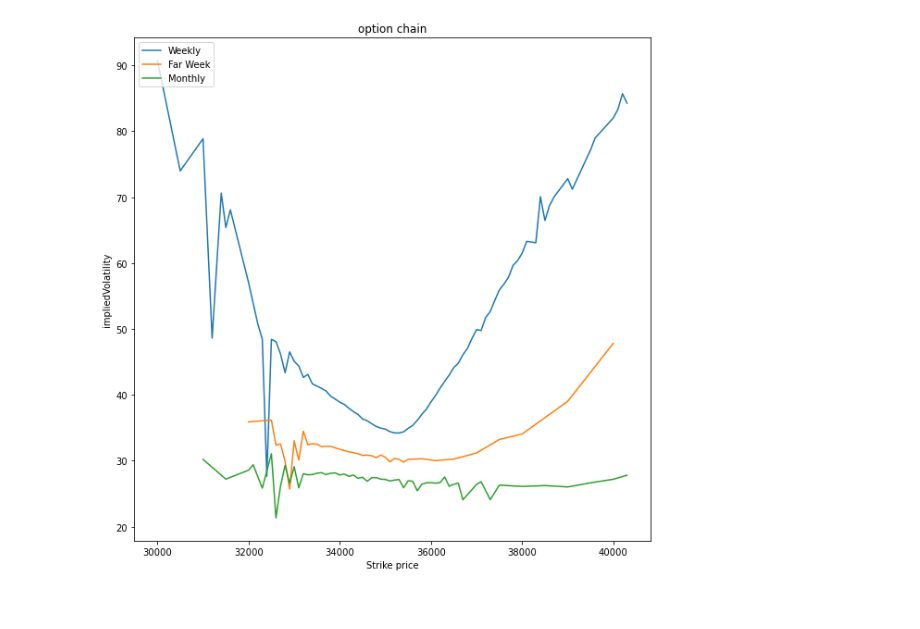
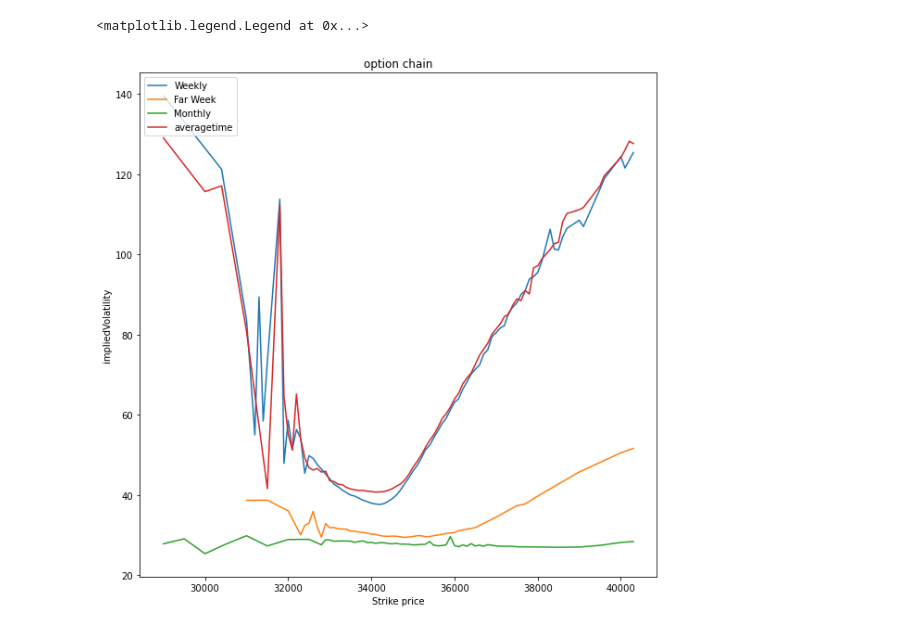
Before and after one commit to SanjotRaibagkar/mokshtech, a Jupyter notebook: stock_predictor/optionvaluecalculation/OptionChain/plotoptionchainData.ipynb, the cells around one changed output. Saved outputs shown, nothing was run; the diff lists cells and outputs as text; code cells hidden in the pictures.

```diff
--- a/stock_predictor/optionvaluecalculation/OptionChain/plotoptionchainData.ipynb
+++ b/stock_predictor/optionvaluecalculation/OptionChain/plotoptionchainData.ipynb
@@ -25,27 +25,30 @@ def readJson(filename):
     #print(data)
     return data
 # %%
-df_list = readJson("oi_data_records_300321.json")
+df_list = readJson("oi_data_records_310321.json")
 df = pd.DataFrame()
 for item in df_list:
     df = pd.concat([df,pd.DataFrame(item)])
-#df.head()
+print(df)
 df1 = df[df['expiryDate'] == '01-Apr-2021']
 df2 = df[df['expiryDate'] == '08-Apr-2021']
 df3 = df[df['expiryDate'] == '29-Apr-2021']
 df1 = df1[(df1['lastPrice']  !=0) & (df1['type']=="CE")  & (df1['impliedVolatility']  !=0) & (df1['Time']== df1['Time'].max())]
 df2 = df2[(df2['lastPrice']  !=0) & (df2['type']=="CE")  & (df2['impliedVolatility']  !=0) & (df2['Time']== df2['Time'].max())]
 df3 = df3[(df3['lastPrice']  !=0) & (df3['type']=="CE")& (df3['impliedVolatility']  !=0)& (df3['Time']== df3['Time'].max())]
+df5 = df[df['expiryDate'] == '01-Apr-2021']
+df5 = df5[(df5['lastPrice']  !=0) & (df5['type']=="CE")  & (df5['impliedVolatility']  !=0) & (df5['Time']== "14:42")]
 #print(df1[['strikePrice','lastPrice','type','impliedVolatility','Time']])
 #print(df2)
-X_Y_Spline = make_interp_spline(df1['strikePrice'], df1['impliedVolatility'])
-X_ = np.linspace(df1['strikePrice'].min(), df1['strikePrice'].max(), 50)
-Y_ = X_Y_Spline(X_)
+#X_Y_Spline = make_interp_spline(df1['strikePrice'], df1['impliedVolatility'])
+#X_ = np.linspace(df1['strikePrice'].min(), df1['strikePrice'].max(), 50)
+#Y_ = X_Y_Spline(X_)
 plt.figure(figsize=(10,10))
 plt.plot(df1['strikePrice'],df1['impliedVolatility'] ,label ="Weekly")
 plt.plot(df2['strikePrice'],df2['impliedVolatility'] ,label ="Far Week")
 #plt.plot(X_,Y_ ,label ="Weekly")
 plt.plot(df3['strikePrice'],df3['impliedVolatility'] ,label ="Monthly")
+plt.plot(df5['strikePrice'],df5['impliedVolatility'] ,label ="averagetime")
 
 plt.xlabel("Strike price")
 plt.ylabel("impliedVolatility")
@@ -56,2 +72,3 @@ plt.legend(loc="upper left")
+<matplotlib.legend.Legend at 0x...>
-[figure, old version]
+[figure, new version]
 # %%
```
Also changed, not shown: parts of 7 cells of this notebook, 2 other files.
